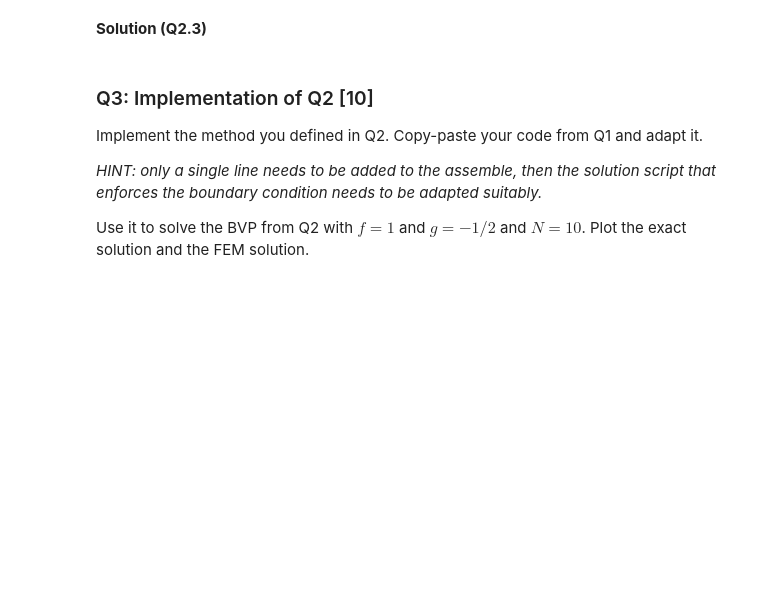
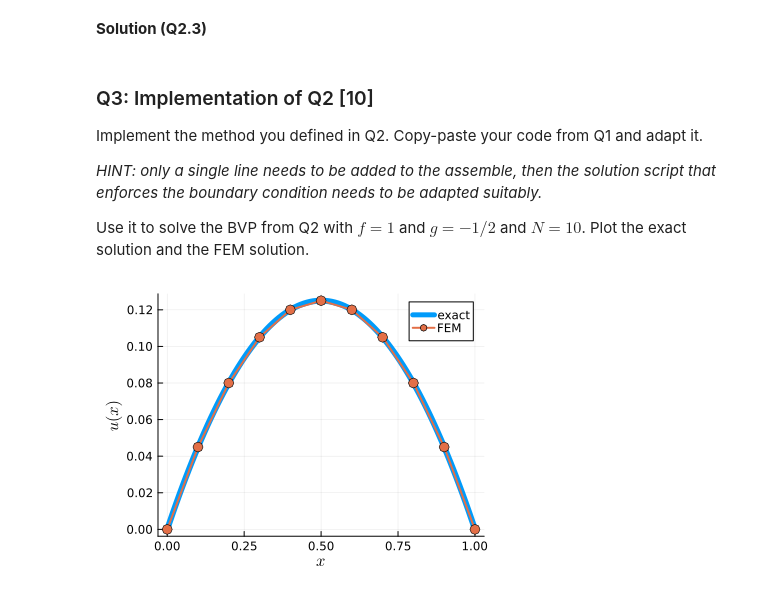
Before and after one commit to ConroyLi/UBC-Course-Projects, a Jupyter notebook: MATH 521/HW1/A1.ipynb, the cells around one changed output. Cells and saved outputs as stored; diff of their text form; code cells hidden in the pictures; blank space fills up the shorter version.

```diff
--- a/MATH 521/HW1/A1.ipynb
+++ b/MATH 521/HW1/A1.ipynb
@@ -56,7 +56,8 @@ function assemble_system(X, f)
         A[j+1,j+1] += 1/hⱼ
         A[j,j+1] += -1/hⱼ
         A[j+1,j] += -1/hⱼ
-        F[j] += hⱼ * f(ξⱼ)
+        F[j] += hⱼ * f(ξⱼ)*0.5    # 0.5 is the value of \phi_i(\Xi_i)
+        F[j+1] += hⱼ * f(ξⱼ)*0.5
     end
 
     return A, F
@@ -145,2 +283,11 @@ Use it to solve the BVP from Q2 with $f = 1$ and $g = -1/2$ and $N = 10$. Plot t
 # %%
 # postprocessing and visualization
+
+xp = range(0, 1, 100)
+u = xp -> 0.5 * xp .* (1-xp)
+plot(; xlabel = L"x", ylabel = L"u(x)", size = (400, 300))
+plot!(xp, u, lw=6, label = "exact")
+plot!(X, U, lw=2, m=:o, ms=5, label = "FEM")
+# print(U[N])        # Used to check the last value of FEM solution
+# %% [output]
+[figure, added]
```
Also changed, not shown: parts of 4 cells of this notebook.
